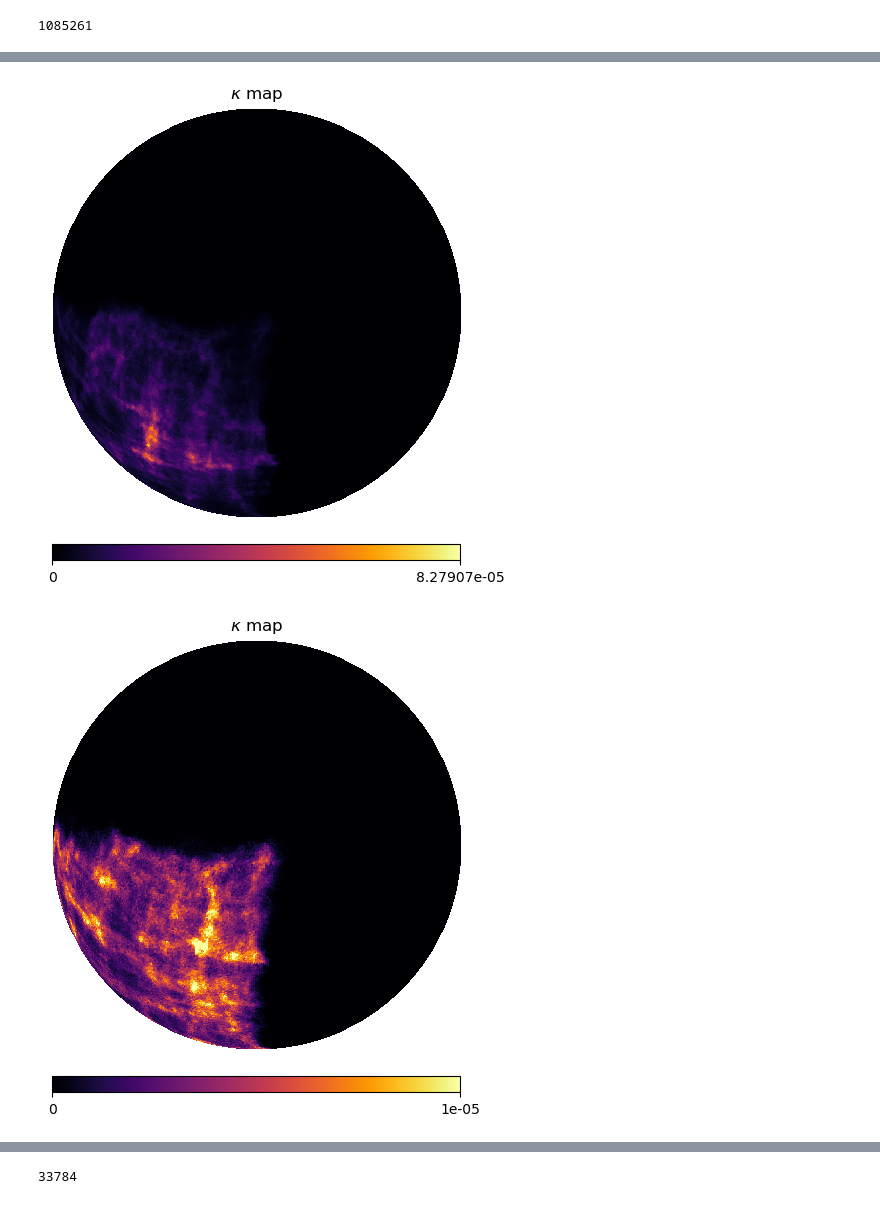
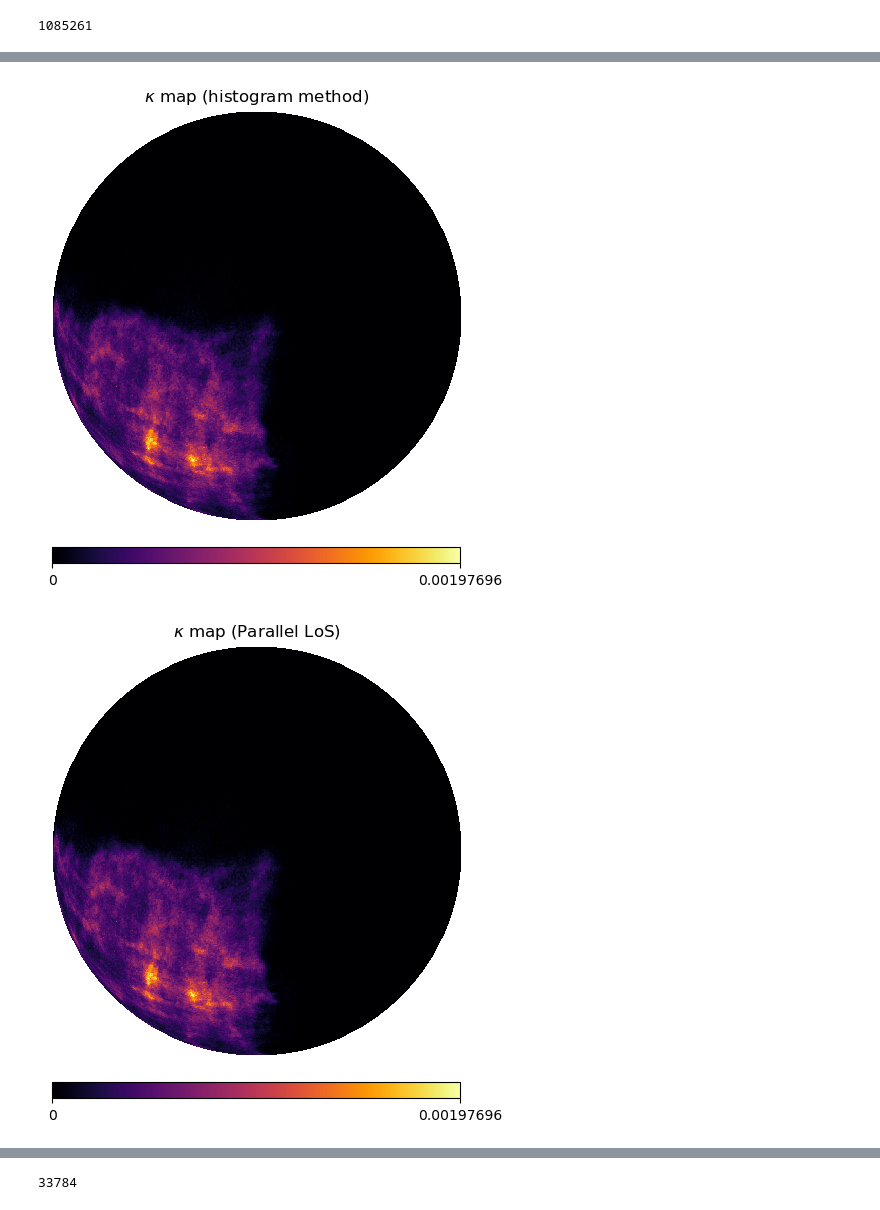
Before and after one commit to exgalsky/lptmap, a Jupyter notebook: py/webskylpt/toy_model_code/light_cone.ipynb, the cells around one changed output, grey strips where cells are left out. Cells and saved outputs as stored; diff of their text form; code cells hidden in the pictures.

Commit message:
Reconciled differences between methods 1 and 2

```diff
--- a/py/webskylpt/toy_model_code/light_cone.ipynb
+++ b/py/webskylpt/toy_model_code/light_cone.ipynb
@@ -149,7 +147,7 @@ print(np.sum(mask_comov))
 1085261
 # %%
 def LoS_integration4hpx(field, kernel, los_variable, comov_mask):
-    return np.sum(kernel[comov_mask])#, x=los_variable[comov_mask])
+    return np.sum(kernel)#, x=los_variable[comov_mask])
 
 def call_LoSinteg(ipix):
     sel = np.where(pix_grid.flatten() == ipix)[0]
@@ -170,6 +164,7 @@ kappa[pix_valid] = kappa_values
 # %%
-hp.orthview(kappa_hist,rot=[0.,90.,0.], cmap='inferno', half_sky=True, title=r'$\kappa$ map')
-hp.orthview(kappa,rot=[0.,90.,0.], cmap='inferno', half_sky=True, min=0,max=1e-5, title=r'$\kappa$ map')
+hp.orthview(kappa_hist,rot=[0.,90.,0.], cmap='inferno', half_sky=True, title=r'$\kappa$ map (histogram method)')
+hp.orthview(kappa,rot=[0.,90.,0.], cmap='inferno', half_sky=True, title=r'$\kappa$ map (Parallel LoS)')
+hp.orthview(kappa-kappa_hist,rot=[0.,90.,0.], cmap='inferno', half_sky=True, title=r'$\kappa$ map difference')
 # %% [output]
-[figure, old version]
+[figure, new version]
-[figure, old version]
+[figure, new version]
```
Also changed, not shown: parts of 5 cells of this notebook.
